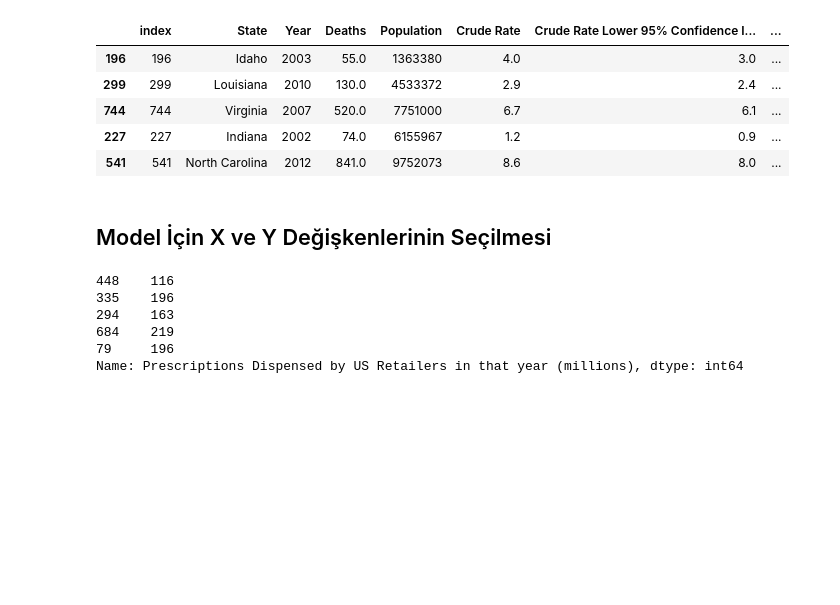
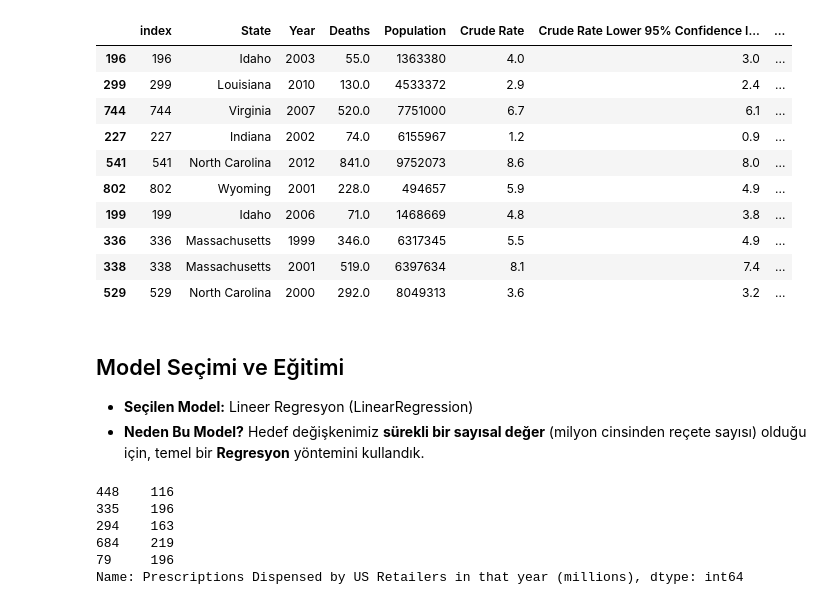
Before and after one commit to ugurymn01/makina_ogrenmesi, a Jupyter notebook: Untitled.ipynb, the cells around one changed output. Saved outputs shown, nothing was run; the diff lists cells and outputs as text; code cells hidden in the pictures; blank space fills up the shorter version.

```diff
--- a/Untitled.ipynb
+++ b/Untitled.ipynb
@@ -30,29 +43,37 @@ df.sample(5, random_state=42)
 # %%
 # 2) Eksik ve bozuk veri temizleme kısmı
 # Sayısal sütunları temizle ve NaN'ları median ile doldur (FutureWarning yok)
 numeric_cols = [
     "Deaths",
     "Crude Rate",
     "Crude Rate Lower 95% Confidence Interval",
     "Crude Rate Upper 95% Confidence Interval"
 ]
 
 for col in numeric_cols:
     # Sayıya çevir, sayı olmayanlar NaN olacak
     df[col] = pd.to_numeric(df[col], errors="coerce")
     # NaN'ları median ile doldur
     median_val = df[col].median()
     df[col] = df[col].fillna(median_val)
 
-df.sample(5, random_state=42)
+df.sample(10, random_state=42)
 # %% [output]
 |  | index | State | Year | Deaths | Population | Crude Rate | Crude Rate Lower 95% Confidence I... | ... |
 | 196 | 196 | Idaho | 2003 | 55.0 | 1363380 | 4.0 | 3.0 | ... |
 | 299 | 299 | Louisiana | 2010 | 130.0 | 4533372 | 2.9 | 2.4 | ... |
 | 744 | 744 | Virginia | 2007 | 520.0 | 7751000 | 6.7 | 6.1 | ... |
 | 227 | 227 | Indiana | 2002 | 74.0 | 6155967 | 1.2 | 0.9 | ... |
 | 541 | 541 | North Carolina | 2012 | 841.0 | 9752073 | 8.6 | 8.0 | ... |
+| 802 | 802 | Wyoming | 2001 | 228.0 | 494657 | 5.9 | 4.9 | ... |
+| 199 | 199 | Idaho | 2006 | 71.0 | 1468669 | 4.8 | 3.8 | ... |
+| 336 | 336 | Massachusetts | 1999 | 346.0 | 6317345 | 5.5 | 4.9 | ... |
+| 338 | 338 | Massachusetts | 2001 | 519.0 | 6397634 | 8.1 | 7.4 | ... |
+| 529 | 529 | North Carolina | 2000 | 292.0 | 8049313 | 3.6 | 3.2 | ... |
 # %% [markdown]
-## Model İçin X ve Y Değişkenlerinin Seçilmesi
+## Model Seçimi ve Eğitimi
+
+-   **Seçilen Model:** Lineer Regresyon (LinearRegression)
+-   **Neden Bu Model?** Hedef değişkenimiz **sürekli bir sayısal değer** (milyon cinsinden reçete sayısı) olduğu için, temel bir **Regresyon** yöntemini kullandık.
 # %%
 # 3) Özellikler (X) ve Hedef (y) değişkenlerini belirleme
```
Also changed, not shown: parts of 13 cells of this notebook, 1 other file.
